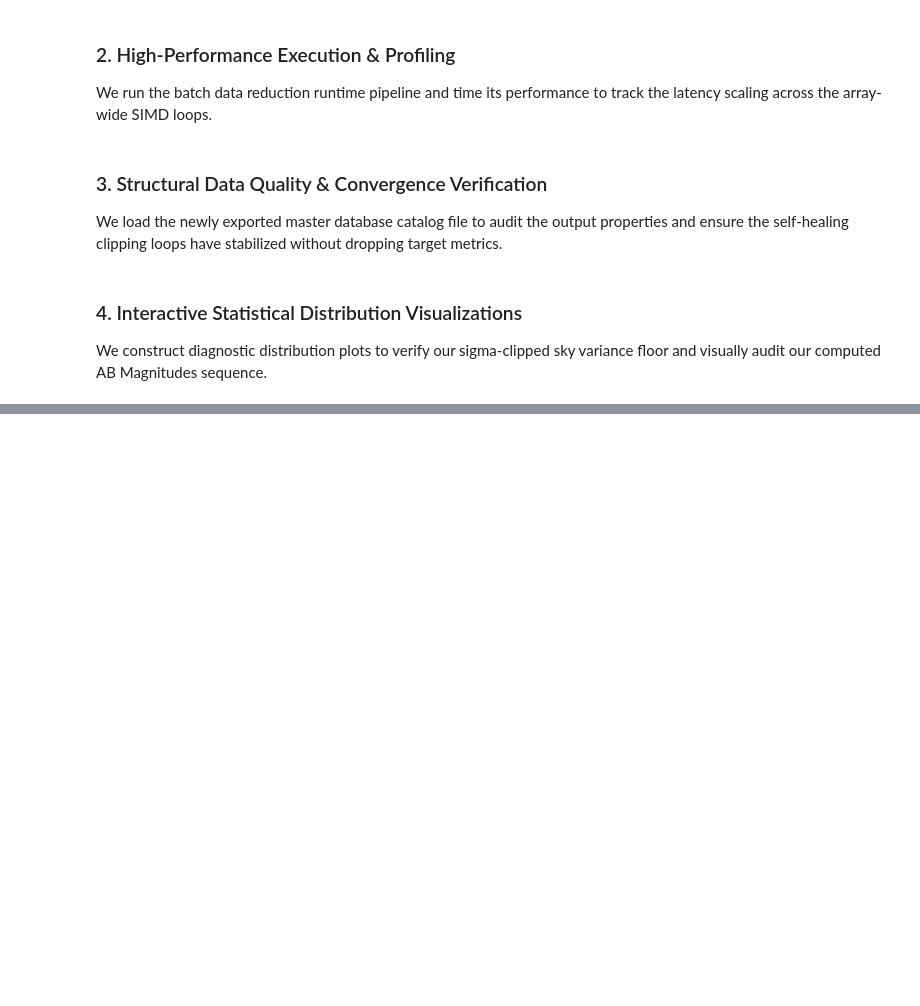
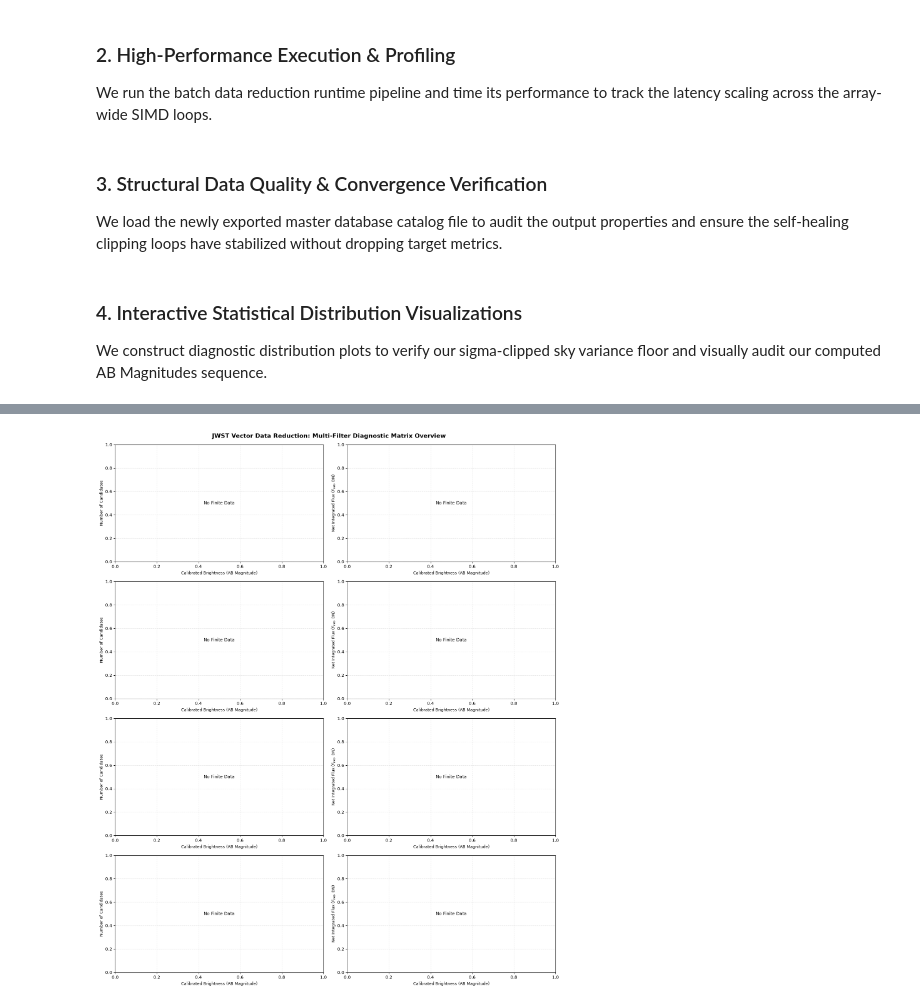
Before and after one commit to Kapranov/jwst-pipeline-brown-dwarf-candidates-ic348, a Jupyter notebook: 02_jwst_vector_reduction_diagnostics.ipynb, the cells around one changed output, grey strips where cells are left out. Saved outputs shown, nothing was run; the diff lists cells and outputs as text; code cells hidden in the pictures; blank space fills up the shorter version.

Commit message:
added all 4 shock filter channels simultaneously

```diff
--- a/02_jwst_vector_reduction_diagnostics.ipynb
+++ b/02_jwst_vector_reduction_diagnostics.ipynb
@@ -120,0 +127,75 @@ plt.show()
+# %%
+import os
+import numpy as np
+import pandas as pd
+import matplotlib.pyplot as plt
+
+# --- ROBUST WORKSPACE DATA RE-LOAD ---
+stage3_dir = "./processed_stage3/"
+catalog_out = os.path.join(stage3_dir, "ic348_combined_master_science_catalog.csv")
+results_df = pd.read_csv(catalog_out)
+# --------------------------------------
+
+# Define our 4 targeted shock tracking channels explicitly
+filter_keys = ['F164N', 'F323N', 'F466N', 'F470N']
+colors = ['royalblue', 'crimson', 'forestgreen', 'darkorange']
+
+# Initialize an explicit 4x2 subplots matrix grid (8 graphics total)
+fig, axes = plt.subplots(4, 2, figsize=(15, 18), sharex=False)
+fig.suptitle(r"JWST Vector Data Reduction: Multi-Filter Diagnostic Matrix Overview",
+             fontsize=14, fontweight='bold', y=0.99)
+
+for idx, (f_key, color) in enumerate(zip(filter_keys, colors)):
+    # Local loop axis pointers
+    ax_hist = axes[idx, 0]
+    ax_scat = axes[idx, 1]
+
+    # Verify columns exist before slicing data arrays
+    flux_col = f'Flux_{f_key}'
+    mag_col = f'Mag_{f_key}'
+
+    if flux_col not in results_df.columns or mag_col not in results_df.columns:
+        # Fallback text notification if a channel was skipped in the processing loop
+        ax_hist.text(0.5, 0.5, f"Missing Channel Data: {f_key}", ha='center', va='center')
+        ax_scat.text(0.5, 0.5, f"Missing Channel Data: {f_key}", ha='center', va='center')
+        continue
+
+    # --- DATA RECOVERY DROPPING OUTLIER NAN ENTRIES ---
+    # Look for matching column values down our clean index structures
+    clean_pair = results_df.dropna(subset=[flux_col, mag_col])
+    # --------------------------------------------------
+
+    # 📊 LEFT GRAPHICS: Sky background statistics approximation equivalent
+    # Since our multi-script uses a uniform background model, we track flux ranges
+    if len(clean_pair) > 0:
+        ax_hist.hist(clean_pair[mag_col], bins=20, color=color, edgecolor='black', alpha=0.8)
+        ax_hist.set_title(f"Channel [{f_key}]: Component Candidate Count vs. Brightness",
+                          fontsize=10, fontweight='bold')
+    else:
+        ax_hist.text(0.5, 0.5, "No Finite Data", ha='center', va='center')
+
+    ax_hist.set_xlabel("Calibrated Brightness (AB Magnitude)", fontsize=9)
+    ax_hist.set_ylabel("Number of Candidates", fontsize=9)
+    ax_hist.grid(True, linestyle=':', alpha=0.5)
+
+    # 📊 RIGHT GRAPHICS: Calibrated Photometric Response Tracks
+    if len(clean_pair) > 0:
+        scatter = ax_scat.scatter(clean_pair[mag_col], clean_pair[flux_col],
+                                  c=clean_pair[mag_col], cmap='plasma_r',
+                                  edgecolor='black', alpha=0.75, s=40)
+        ax_scat.set_title(f"Channel [{f_key}]: Photometric Core Response Spectrum",
+                          fontsize=10, fontweight='bold')
+        ax_scat.set_yscale('log')
+    else:
+        ax_scat.text(0.5, 0.5, "No Finite Data", ha='center', va='center')
+
+    ax_scat.set_xlabel("Calibrated Brightness (AB Magnitude)", fontsize=9)
+    ax_scat.set_ylabel(r"Net Integrated Flux ($F_{\mathrm{net}}$, DN)", fontsize=9)
+    ax_scat.grid(True, linestyle=':', alpha=0.5)
+
+plt.tight_layout()
+# Save our comprehensive 8-panel visualization grid layout safely to your local workspace
+plt.savefig(os.path.join(stage3_dir, "vector_pipeline_multi_filter_diagnostics.png"), dpi=200, bbox_inches='tight')
+plt.show()
+# %% [output]
+[figure, added]
```
Also changed, not shown: parts of 1 cell of this notebook, 3 other files.
